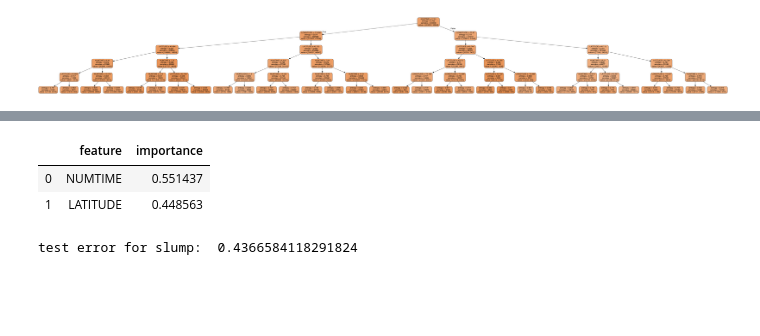
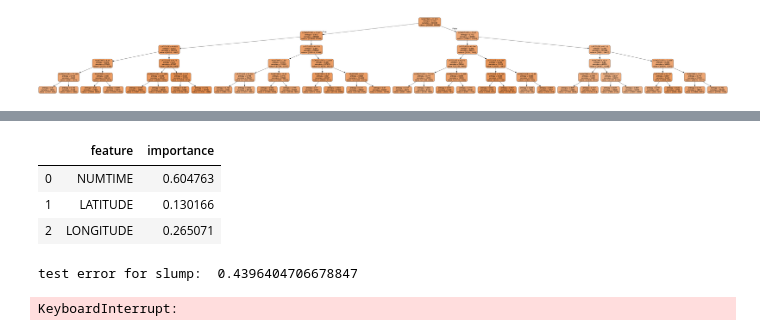
Before and after one commit to MrBLiu/InsightTeam2020, a Jupyter notebook: Ashwin/Decision Trees and Random Forest.ipynb, the cells around one changed output, grey strips where cells are left out. Drawn from its saved outputs; the diff is of its cells as text; code cells hidden in the pictures; blank space fills up the shorter version.

```diff
--- a/Ashwin/Decision Trees and Random Forest.ipynb
+++ b/Ashwin/Decision Trees and Random Forest.ipynb
@@ -348,5 +374,5 @@ conda install graphviz
 # %%
-X_feat = data[['NUMTIME','LATITUDE']]
+X_feat = data[['NUMTIME','LATITUDE','LONGITUDE']]
 
 y = data['affected']
 
@@ -369,12 +408,38 @@ Image(graph.create_png())
 # %%
-pd.DataFrame({'feature':['NUMTIME','LATITUDE'], 'importance':t.feature_importances_})
+pd.DataFrame({'feature':['NUMTIME','LATITUDE','LONGITUDE'], 'importance':t.feature_importances_})
 # %% [output]
 |  | feature | importance |
-| 0 | NUMTIME | 0.551437 |
-| 1 | LATITUDE | 0.448563 |
+| 0 | NUMTIME | 0.604763 |
+| 1 | LATITUDE | 0.130166 |
+| 2 | LONGITUDE | 0.265071 |
+# %%
+#get data
+X_feat = data[['NUMTIME','LONGITUDE']]
+
+y = data['affected']
+
+#split into train/test
+X_feat_train,X_feat_test, y_feat_train,y_feat_test = train_test_split(X_feat,y,
+                                                                          test_size=0.3,
+                                                                          random_state=2)
+
+# generate random forest with grid search
+rf_slump = RandomForestRegressor(n_estimators=100)
+
+########################################
+
+#train random forests
+rf_slump.fit(X_feat_train,y_feat_train)
+
+
+#get rmse on test set
+print("test error for slump: ",np.sqrt(mean_squared_error(y_feat_test,
+                                                          rf_slump.predict(X_feat_test))))
+# %% [output]
+test error for slump:  0.4396404706678847
 # %%
 #get data
-X_feat = data[['NUMTIME','LATITUDE']]
+X_feat = data[['NUMTIME','LONGITUDE','LATITUDE','BOROUGH2']]
 
 y = data['affected']
 
@@ -396,4 +461,4 @@ rf_slump.fit(X_feat_train,y_feat_train)
 print("test error for slump: ",np.sqrt(mean_squared_error(y_feat_test,
                                                           rf_slump.predict(X_feat_test))))
 # %% [output]
-test error for slump:  0.4366584118291824
+KeyboardInterrupt:
```
Also changed, not shown: parts of 38 cells of this notebook, 1 other file.
